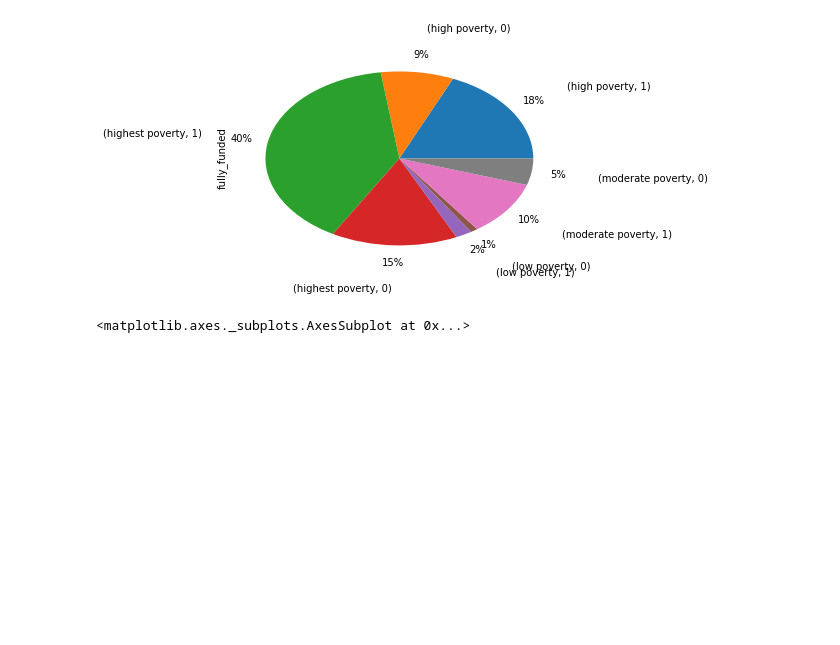
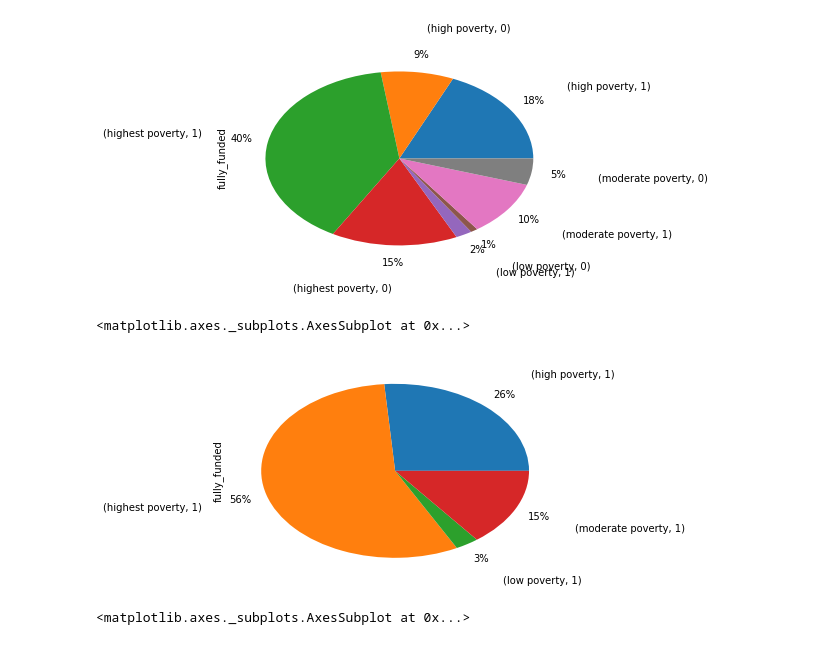
Before and after one commit to sghoseWI/Machine-Learning, a Jupyter notebook: HW3/ML Exploration.ipynb, the cells around one changed output. Cells and saved outputs as stored; diff of their text form; code cells hidden in the pictures; blank space fills up the shorter version.

```diff
--- a/HW3/ML Exploration.ipynb
+++ b/HW3/ML Exploration.ipynb
@@ -262,6 +279,14 @@ relevant_df.groupby('poverty_level')['fully_funded'].value_counts().plot(kind='p
 # %% [output]
 <matplotlib.axes._subplots.AxesSubplot at 0x...>
 [figure]
+# %%
+#Note: Highest poverty was the largest group of fully funded projects
+
+
+fully_funded_df.groupby('poverty_level')['fully_funded'].value_counts().plot(kind='pie', autopct='%1.0f%%', pctdistance=1.2, labeldistance=1.5)
+# %% [output]
+<matplotlib.axes._subplots.AxesSubplot at 0x...>
+[figure, added]
 # %%
 relevant_df.groupby('primary_focus_area')['fully_funded'].value_counts().plot(kind='pie', autopct='%1.0f%%', pctdistance=1.1, labeldistance=1.6)
 # %% [output]
```
Also changed, not shown: parts of 8 cells of this notebook, 1 other file.
